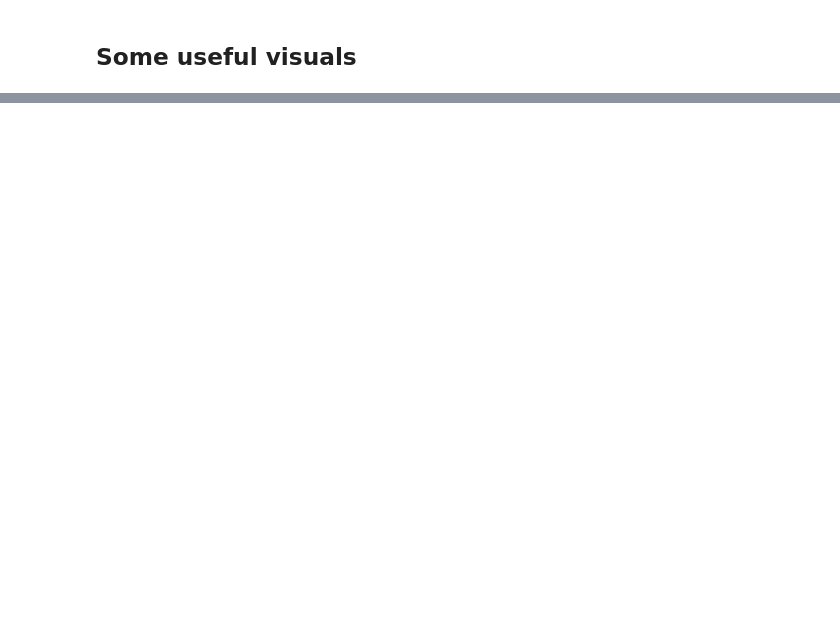
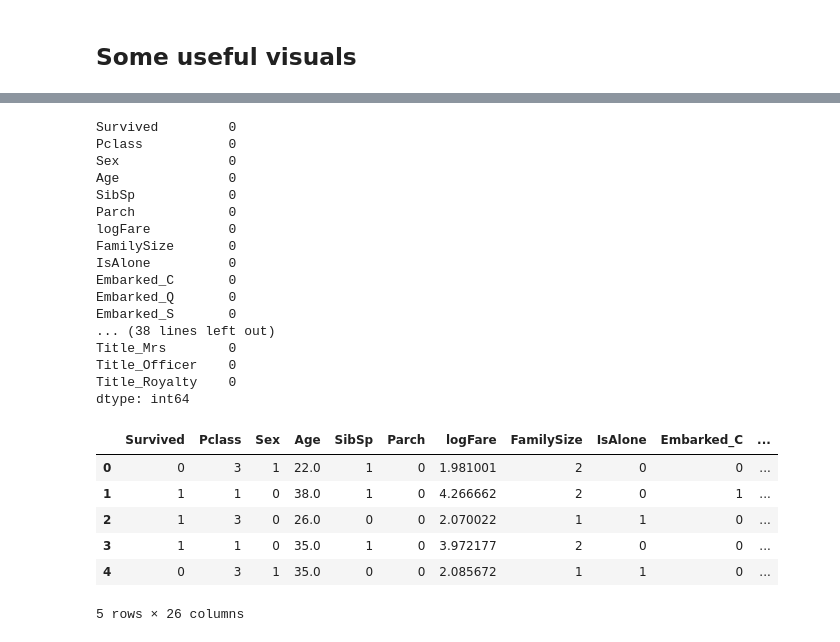
Before and after one commit to gabrielmaia7/titanic_kaggle, a Jupyter notebook: Titanic.ipynb, the cells around one changed output, grey strips where cells are left out. Drawn from its saved outputs; the diff is of its cells as text; code cells hidden in the pictures; blank space fills up the shorter version.

```diff
--- a/Titanic.ipynb
+++ b/Titanic.ipynb
@@ -256,12 +243,14 @@ sns.barplot(x="FamilySize",y="Survived",data=data_c,ax=ax[1,2])
 # %%
-#for dataset in data_all:
-#    dataset['Embarked'] = dataset['Embarked'].map({'S' : 0, 'C' : 1, 'Q' :2})
-#    dataset['Cabin'] = dataset['Cabin'].map({'U':0,'C':1,'E':2,'G':3,'D':4,'A':5,'B':6,'F':7,'T':8})
-#    dataset['Title'] = dataset['Title'].map({'Mr':0,'Mrs':1,'Miss':2,'Master':3,'Royalty':4,'Officer':5})
+for dataset in data_all:
+    dataset['Sex'] = dataset['Sex'].map({'male' : 1, 'female' : 0, 1:1, 0:0})
 
-def categorize_row(dataset,row_name):
-    dataset_c = dataset.copy(deep=True)
-    dummies = pd.get_dummies(dataset_c[row_name], prefix=row_name)
-    dataset_c = pd.concat([dataset_c, dummies], axis=1)
-    dataset_c.drop(row_name, axis=1, inplace=True)
-    return dataset_c
+    dataset['IsAlone'] = dataset['IsAlone'].map({'Yes' : 1, 'No' : 0, 1:1, 0:0})
+
+    #dataset['Embarked'] = dataset['Embarked'].map({'S' : 0, 'C' : 1, 'Q' :2})
+
+    #dataset['Cabin'] = dataset['Cabin'].map({'U':0,'C':1,'E':2,'G':3,'D':4,'A':5,'B':6,'F':7,'T':8})
+
+    #dataset['Title'] = dataset['Title'].map({'Mr':0,'Mrs':1,'Miss':2,'Master':3,'Royalty':4,'Officer':5})
+
+    drop_column = ['PassengerId','Name', 'Ticket','Fare']
+    dataset.drop(drop_column, axis=1, inplace = True)
@@ -281,0 +257,46 @@ data_c.head(10)
+# %%
+def categorize_row(dataset,row_name):
+    dummies = pd.get_dummies(dataset[row_name], prefix=row_name)
+    dataset = pd.concat([dataset, dummies], axis=1)
+    dataset.drop(row_name, axis=1, inplace=True)
+    return dataset
+
+data_c = categorize_row(data_c,'Embarked')
+data_c = categorize_row(data_c,'Cabin')
+data_c = categorize_row(data_c,'Title')
+
+data_val = categorize_row(data_val,'Embarked')
+data_val = categorize_row(data_val,'Cabin')
+data_val = categorize_row(data_val,'Title')
+
+data_c.drop('Cabin_T', axis=1, inplace = True)
+# %%
+print(data_c.isnull().sum())
+print("-"*10)
+print(data_val.isnull().sum())
+data_c.head()
+# %% [output]
+Survived         0
+Pclass           0
+Sex              0
+Age              0
+SibSp            0
+Parch            0
+logFare          0
+FamilySize       0
+IsAlone          0
+Embarked_C       0
+Embarked_Q       0
+Embarked_S       0
+... (38 lines left out)
+Title_Mrs        0
+Title_Officer    0
+Title_Royalty    0
+dtype: int64
+|  | Survived | Pclass | Sex | Age | SibSp | Parch | logFare | FamilySize | IsAlone | Embarked_C | ... |
+| 0 | 0 | 3 | 1 | 22.0 | 1 | 0 | 1.981001 | 2 | 0 | 0 | ... |
+| 1 | 1 | 1 | 0 | 38.0 | 1 | 0 | 4.266662 | 2 | 0 | 1 | ... |
+| 2 | 1 | 3 | 0 | 26.0 | 0 | 0 | 2.070022 | 1 | 1 | 0 | ... |
+| 3 | 1 | 1 | 0 | 35.0 | 1 | 0 | 3.972177 | 2 | 0 | 0 | ... |
+| 4 | 0 | 3 | 1 | 35.0 | 0 | 0 | 2.085672 | 1 | 1 | 0 | ... |
+5 rows × 26 columns
```
Also changed, not shown: parts of 16 cells of this notebook, 1 other file.
